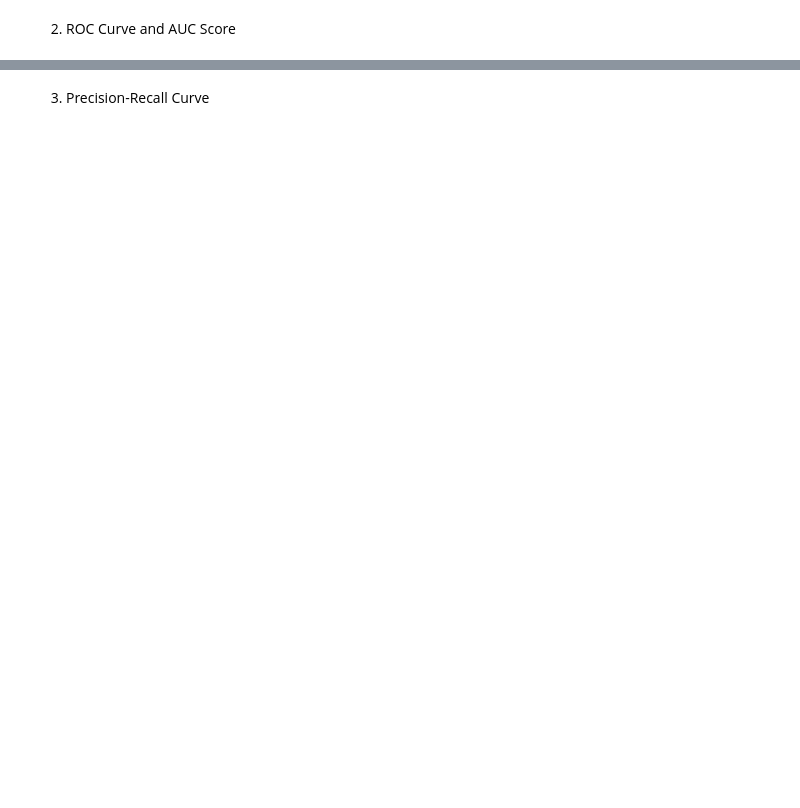
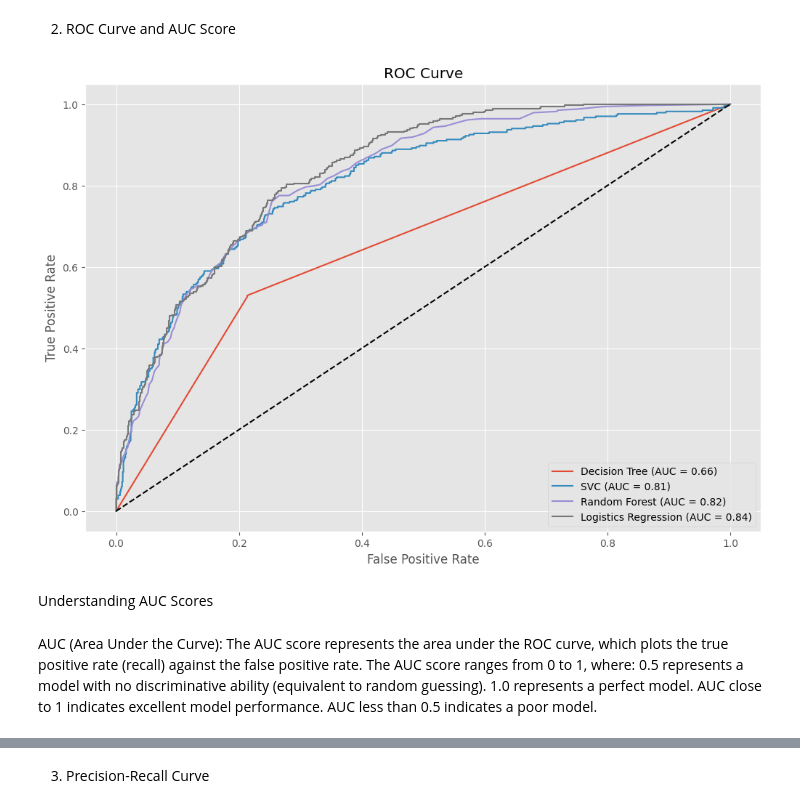
Before and after one commit to IAmWangari/Churn-Predictor-Model, a Jupyter notebook: main.ipynb, the cells around one changed output, grey strips where cells are left out. Saved outputs shown, nothing was run; the diff lists cells and outputs as text; code cells hidden in the pictures; blank space fills up the shorter version.

Commit message:
Keeping scores

```diff
--- a/main.ipynb
+++ b/main.ipynb
@@ -790,8 +790,10 @@ def to_years(x):
         return '3-4 years'
     elif x > 48 and x <= 60:
         return '4-5 years'
-    elif x > 60:
-        return '5+ years'
+    elif x > 60 and x <= 72:
+        return '5-6 years'
+    elif x > 72:
+        return '6 + years'
 # %%
 # Create column for tenure groups
 
@@ -1461,26 +1468,35 @@ from sklearn.metrics import roc_curve, auc, roc_auc_score, RocCurveDisplay
 # Generate Prediction Probabilities
 y_pred_proba = pipeline.predict_proba(X_test)[:, 1]
 # %%
-for model_name, classifier in models:
-    pipeline = Pipeline(steps=[
-        ('preprocessor', preprocessor),
-        ('classifier', classifier)
-    ])
-    pipeline.fit(X_train, y_train_encoded)
-    y_pred_prob = pipeline.predict_proba(X_test)[:, 1]  # Probability of positive class
+def plot_roc_curve(models, X_test, y_test):
+    plt.figure(figsize=(12, 8))
 
-    # Compute ROC curve and AUC
-    fpr, tpr, thresholds = roc_curve(y_test_encoded, y_pred_proba)
-    roc_auc = auc(fpr, tpr)
+    for model_name, classifier in models:
+        pipeline = Pipeline(steps=[
+            ('preprocessor', preprocessor),
+            ('classifier', classifier)
+        ])
+        pipeline.fit(X_train, y_train_encoded)
+        y_prob = pipeline.predict_proba(X_test)[:, 1]  # Probability estimates for the positive class
+        fpr, tpr, _ = roc_curve(y_test_encoded, y_prob)
+        auc = roc_auc_score(y_test_encoded, y_prob)
+        plt.plot(fpr, tpr, label=f'{model_name} (AUC = {auc:.2f})')
 
-    # Plot ROC curve
-    plt.figure()
-    plt.plot(fpr, tpr, color='darkorange', lw=2, label=f'ROC curve (AUC = {roc_auc:.2f})')
-    plt.plot([0, 1], [0, 1], color='navy', lw=2, linestyle='--')
-    plt.xlim([0.0, 1.0])
-    plt.ylim([0.0, 1.05])
+    plt.plot([0, 1], [0, 1], 'k--')  # Diagonal line
     plt.xlabel('False Positive Rate')
     plt.ylabel('True Positive Rate')
-    plt.title(f'ROC Curve - {model_name}')
+    plt.title('ROC Curve')
     plt.legend(loc='lower right')
     plt.show()
+
+plot_roc_curve(models, X_test, y_test_encoded)
+# %% [output]
+[figure, added]
+# %% [markdown]
+Understanding AUC Scores
+# %% [markdown]
+AUC (Area Under the Curve): The AUC score represents the area under the ROC curve, which plots the true positive rate (recall) against the false positive rate. The AUC score ranges from 0 to 1, where:
+0.5 represents a model with no discriminative ability (equivalent to random guessing).
+1.0 represents a perfect model.
+AUC close to 1 indicates excellent model performance.
+AUC less than 0.5 indicates a poor model.
```
Also changed, not shown: parts of 11 cells of this notebook.
